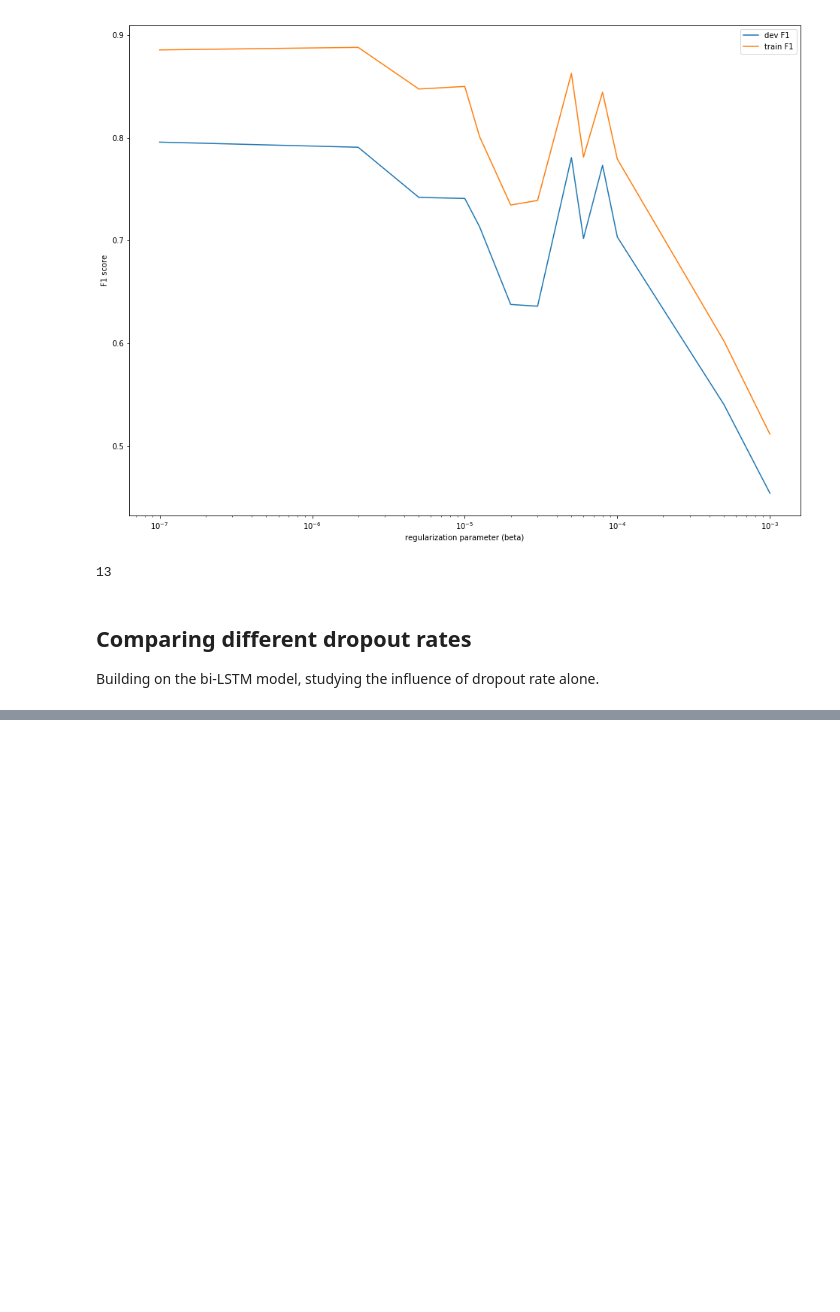
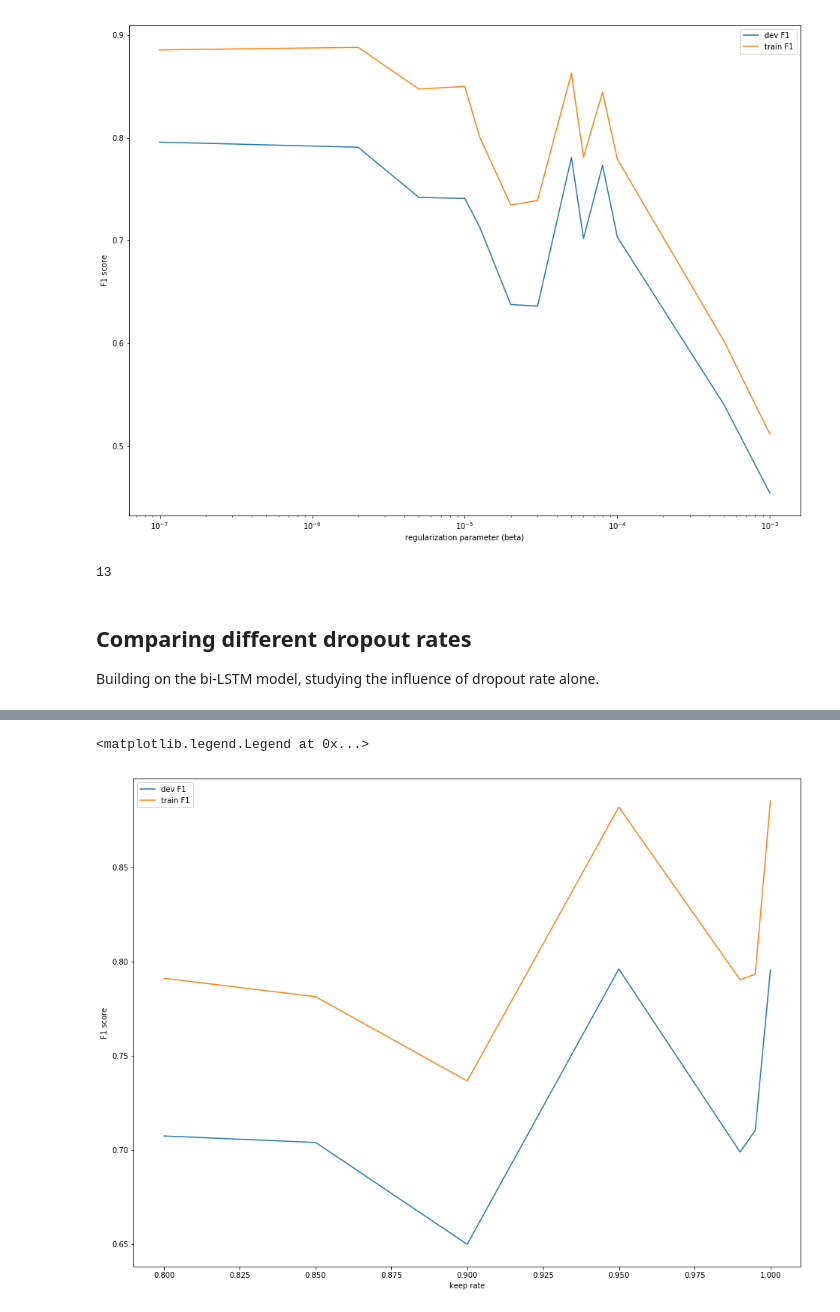
Before and after one commit to vincentbillaut/neuralNER, a Jupyter notebook: notebooks/VisualizeRuns.ipynb, the cells around one changed output, grey strips where cells are left out. Saved outputs shown, nothing was run; the diff lists cells and outputs as text; code cells hidden in the pictures; blank space fills up the shorter version.

Commit message:
Fix dropout implementation problem.

```diff
--- a/notebooks/VisualizeRuns.ipynb
+++ b/notebooks/VisualizeRuns.ipynb
@@ -191,12 +209,12 @@ Building on the bi-LSTM model, studying the influence of dropout rate alone.
 # %%
 dr_monitored_runs = [
     "../results/BiLSTMConfig/20180313_165245-1b21/",
-    "../results/BiLSTMConfig//",
-    "../results/BiLSTMConfig//",
-    "../results/BiLSTMConfig//",
-    "../results/BiLSTMConfig//",
-    "../results/BiLSTMConfig//",
-    "../results/BiLSTMConfig//"
+    "../results/BiLSTMConfig/20180320_131212-7f0c/",
+    "../results/BiLSTMConfig/20180319_182814-b7aa/",
+    "../results/BiLSTMConfig/20180320_131219-b4d9/",
+    "../results/BiLSTMConfig/20180319_183017-58c2/",
+    "../results/BiLSTMConfig/20180320_131307-14e2/",
+    "../results/BiLSTMConfig/20180319_183019-234f/"
 ]
 
 dr_labels = [
@@ -205,8 +223,8 @@ dr_labels = [
     "baseline - keep rate = 0.99",
     "baseline - keep rate = 0.95",
     "baseline - keep rate = 0.9",
-    "baseline - keep rate = 0.85,
-    "baseline - keep rate = 0.8,
+    "baseline - keep rate = 0.85",
+    "baseline - keep rate = 0.8"
 ]
 
 dr_results = [RunResult(monitored_run) for monitored_run in dr_monitored_runs]
@@ -237,14 +259,16 @@ plt.show()
 # %%
 # plot of best dev f1 as function of regularization
 
 plt.figure(figsize = (16, 12))
 
-plt.plot([(1 - r.params["dropout"]) for r in dr_results],[np.max(r.results_dic["dev_f1.los"]) for r in dr_results],label="dev F1")
-plt.plot([(1 - r.params["dropout"]) for r in dr_results],[np.max(r.results_dic["train_f1.los"]) for r in dr_results],label="train F1")
+plt.plot([(1 - r.params.get("dropout",0)) for r in dr_results],[np.max(r.results_dic["dev_f1.los"]) for r in dr_results],label="dev F1")
+plt.plot([(1 - r.params.get("dropout",0)) for r in dr_results],[np.max(r.results_dic["train_f1.los"]) for r in dr_results],label="train F1")
 
 
-plt.xscale("log")
 plt.xlabel("keep rate")
 plt.ylabel("F1 score")
 # plt.ylim(top=2.2)
 plt.legend()
+# %% [output]
+<matplotlib.legend.Legend at 0x...>
+[figure, added]
```
Also changed, not shown: parts of 7 cells of this notebook, 2 other files.
